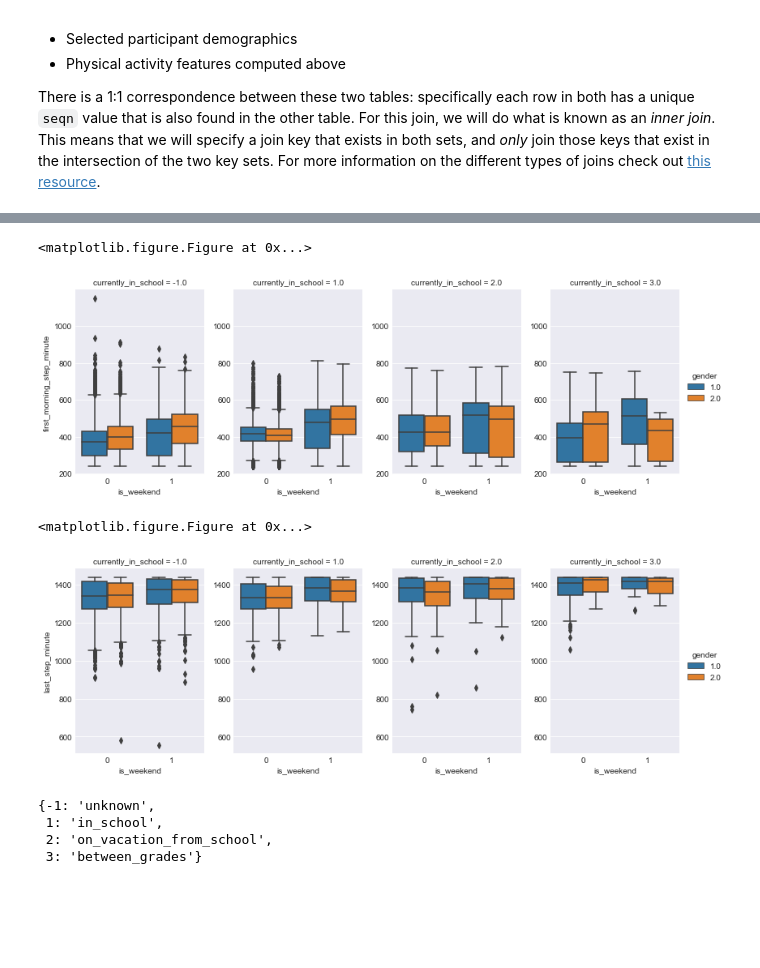
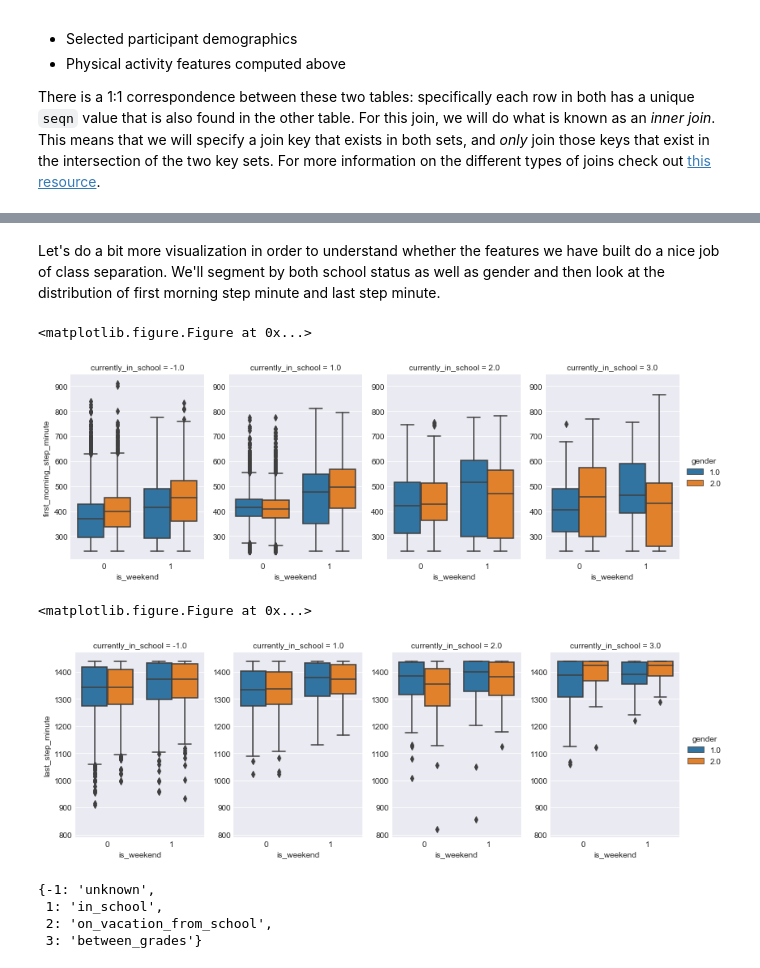
Before and after one commit to evidation-health/EvidationDataScienceModule, a Jupyter notebook: notebooks/1-Feature-Engineering.ipynb, the cells around one changed output, grey strips where cells are left out. Drawn from its saved outputs; the diff is of its cells as text; code cells hidden in the pictures; blank space fills up the shorter version.

```diff
--- a/notebooks/1-Feature-Engineering.ipynb
+++ b/notebooks/1-Feature-Engineering.ipynb
@@ -435,0 +386,18 @@ feature_computer.features.head()
+# %%
+# The list of features we want to compute
+feature_nodes = [
+    first_step_minute,
+    last_step_minute,
+    max_steps,
+    sum_steps,
+    pct_nonzero_steps,
+    max_rolling_30,
+    first_morning_step_minute
+]
+
+# This takes a few seconds to compute
+train_features = feature_computer(train_pax, feature_nodes)
+test_features = feature_computer(test_pax, feature_nodes)
+# %%
+train_features['is_weekend'] = train_features.day.map(weekend_map)
+test_features['is_weekend'] = test_features.day.map(weekend_map)
@@ -441,9 +418,9 @@ for feat in features:
     plt.title(feat)
     for day_type in [0, 1]:
         sns.distplot(
-            feature_computer.features.loc[
-                (feature_computer.features.is_weekend==day_type) &
-                (~feature_computer.features[feat].isnull()), feat
+            train_features.loc[
+                (train_features.is_weekend==day_type) &
+                (~train_features[feat].isnull()), feat
             ]
         )
 # %% [output]
@@ -476,11 +453,17 @@ demo_keep = demo_df[list(keep_demo_cols.keys())].copy()
 demo_keep.rename(columns=keep_demo_cols, inplace=True)
 # %%
 # Creating a new DataFrame with pax + demographics
-train_analysis_set = feature_computer.features.merge(
+train_analysis_set = train_features.merge(
     demo_keep,
     on='seqn',
     how='inner'
 )
+
+test_analysis_set = test_features.merge(
+    demo_keep,
+    on='seqn',
+    how='inner'
+)
 # %%
 train_analysis_set.head()
 # %% [output]
@@ -493,23 +476,23 @@ train_analysis_set.head()
+# %% [markdown]
+Let's do a bit more visualization in order to understand whether the features we have built do a nice job of class separation. We'll segment by both school status as well as gender and then look at the distribution of first morning step minute and last step minute.
 # %%
-# TODO: ANNOTATE
 for feat in ['first_morning_step_minute', 'last_step_minute']:
     plt.figure()
     sns.factorplot(
         x='is_weekend',
         y=feat,
         hue='gender',
         col='currently_in_school',
         data=train_analysis_set,
         kind='box',
         size=4,
-        aspect=.7,
-
+        aspect=.7
     )
 # %% [output]
 <matplotlib.figure.Figure at 0x...>
-[figure, old version]
+[figure, new version]
 <matplotlib.figure.Figure at 0x...>
-[figure, old version]
+[figure, new version]
 # %%
 school_factor_levels
 # %% [output]
```
Also changed, not shown: parts of 25 cells of this notebook, 5 other files.
